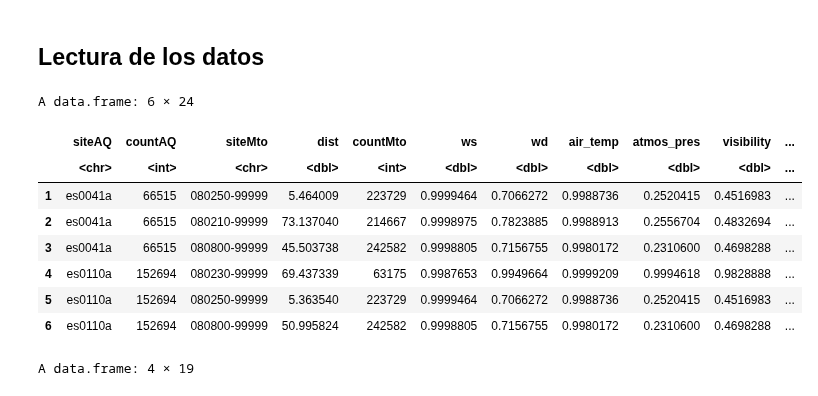
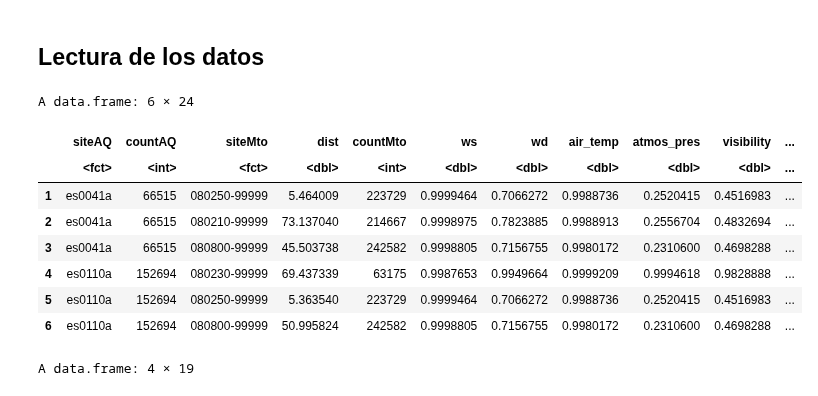
Before and after one commit to Jaimedgp/AirQualityCOVID, a Jupyter notebook: notebooks/nn-sites.ipynb, the cells around one changed output. Drawn from its saved outputs; the diff is of its cells as text; code cells hidden in the pictures.

```diff
--- a/notebooks/nn-sites.ipynb
+++ b/notebooks/nn-sites.ipynb
@@ -5,12 +5,12 @@ Estudio de las estaciones de datos en funcion de la cantidad de datos disponible
 # %% [markdown]
 ## Lectura de los datos
 # %%
-nn.sites <- read.csv("../data/csv/nn_sites.csv")
+nn.sites <- read.csv("../data/csv/nn_sites.csv", stringsAsFactors = TRUE)
 head(nn.sites)
 # %% [output]
 A data.frame: 6 × 24
 |  | siteAQ | countAQ | siteMto | dist | countMto | ws | wd | air_temp | atmos_pres | visibility | ... |
-|  | <chr> | <int> | <chr> | <dbl> | <int> | <dbl> | <dbl> | <dbl> | <dbl> | <dbl> | ... |
+|  | <fct> | <int> | <fct> | <dbl> | <int> | <dbl> | <dbl> | <dbl> | <dbl> | <dbl> | ... |
 | 1 | es0041a | 66515 | 080250-99999 | 5.464009 | 223729 | 0.9999464 | 0.7066272 | 0.9988736 | 0.2520415 | 0.4516983 | ... |
 | 2 | es0041a | 66515 | 080210-99999 | 73.137040 | 214667 | 0.9998975 | 0.7823885 | 0.9988913 | 0.2556704 | 0.4832694 | ... |
 | 3 | es0041a | 66515 | 080800-99999 | 45.503738 | 242582 | 0.9998805 | 0.7156755 | 0.9980172 | 0.2310600 | 0.4698288 | ... |
```
Also changed, not shown: parts of 6 cells of this notebook.
